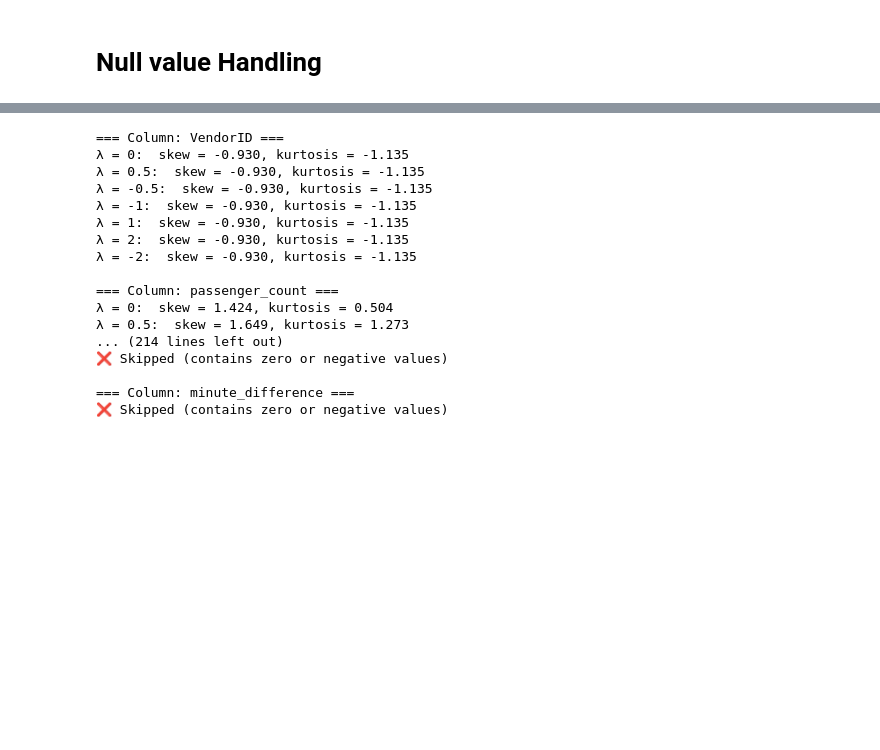
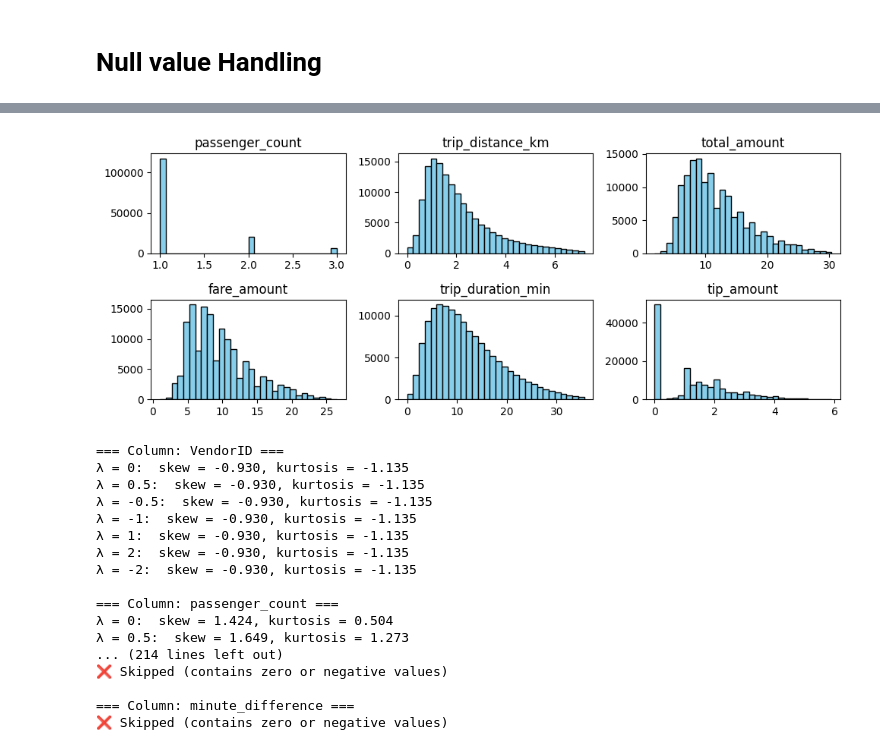
Before and after one commit to ArunK-ML/Project---TripFare-Predicting-Urban-Taxi-Fare-with-Machine-Learning, a Jupyter notebook: TripFare_ML_After_mind-overload.ipynb, the cells around one changed output, grey strips where cells are left out. Cells and saved outputs as stored; diff of their text form; code cells hidden in the pictures; blank space fills up the shorter version.

```diff
--- a/TripFare_ML_After_mind-overload.ipynb
+++ b/TripFare_ML_After_mind-overload.ipynb
@@ -434,0 +486,2 @@ df
+# %%
+df = df.drop(columns=["RatecodeID","calculated_total","VendorID"])
@@ -435,3 +522,6 @@ df
+# %%
+df['store_and_fwd_flag'] = df['store_and_fwd_flag'].astype('category')
+df["pickup_is_night"] = df["pickup_is_night"].astype('category')
 # %%
 # --------------------------
 # 3. Distribution & Skewness
@@ -474,4 +564,19 @@ Column: minute_difference
   ⚠ Not normal (may need transformation)
+# %%
+# Select numerical columns with high skewness (absolute skewness > 0.5)
+skewness = df.select_dtypes(include=np.number).skew().sort_values(ascending=False)
+skewed_cols = skewness[abs(skewness) > 0.5].index
+
+# Plot histograms before transformation
+plt.figure(figsize=(10,4))
+for i, col in enumerate(skewed_cols, 1):
+    plt.subplot(2,3,i)
+    plt.hist(df[col], bins=30, color='skyblue', edgecolor='black')
+    plt.title(f"{col}")
+plt.tight_layout()
+plt.show()
+# %% [output]
+[figure, added]
 # %%
 # Transformation
 
```
Also changed, not shown: parts of 22 cells of this notebook.
